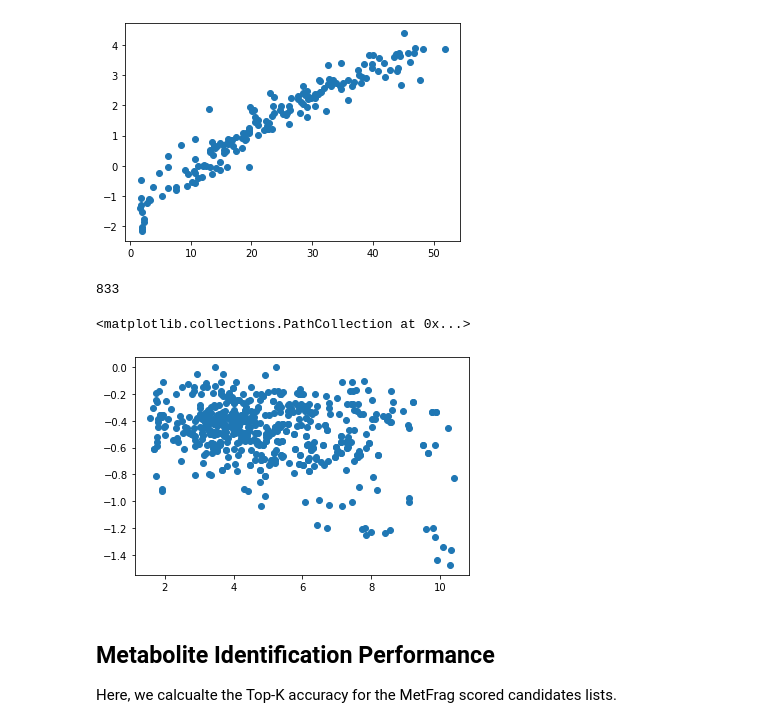
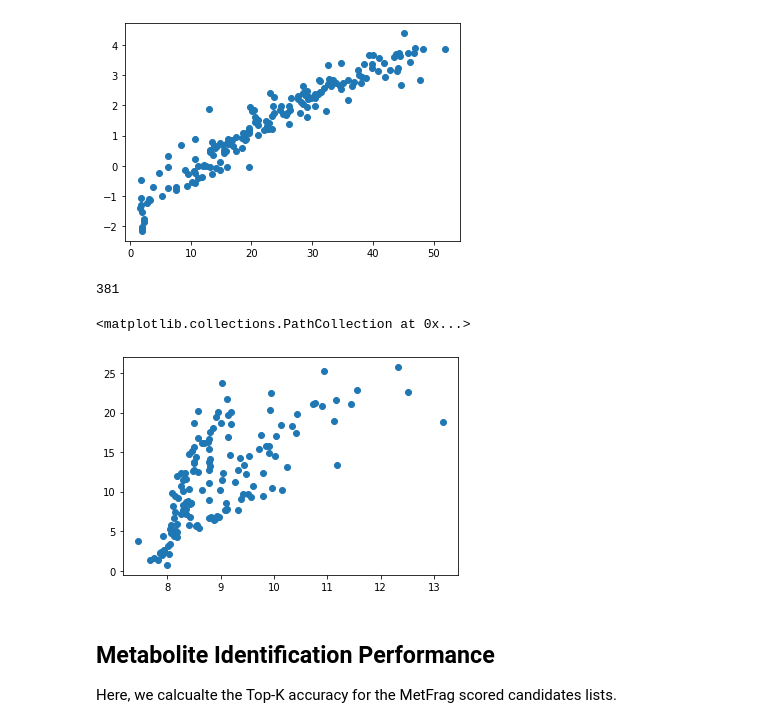
Before and after one commit to bachi55/massbank_for_ML, a Jupyter notebook: analysis/dataset_overview.ipynb, the cells around one changed output. Drawn from its saved outputs; the diff is of its cells as text; code cells hidden in the pictures.

Commit message:
add experiments with rt prediction using similarity between the datasets

```diff
--- a/analysis/dataset_overview.ipynb
+++ b/analysis/dataset_overview.ipynb
@@ -341,25 +498,31 @@ plt.scatter(df__UT_000.iloc[test].rt, y_pred__UT_000)
 <matplotlib.collections.PathCollection at 0x...>
 [figure]
 # %%
-df__UT_000 = pd.read_csv(os.path.join(IDIR, "mol_rt_info", "UT_000.csv"))
-df__PR_000 = pd.read_csv(os.path.join(IDIR, "mol_rt_info", "PR_000.csv"))
+df__A = pd.read_csv(os.path.join(IDIR, "mol_rt_info", "UT_000.csv"))  #
+df__B = pd.read_csv(os.path.join(IDIR, "mol_rt_info", "LQB_000.csv"))
 
-fprinter__UT_000 = CircularFPFeaturizer(fp_mode="count", fp_type="ECFP", only_freq_subs=True, min_subs_freq=0.01,
-                                        output_dense_matrix=True, radius=6, use_chirality=False)
+# Feature extractor trained on set A
+fprinter__A = CircularFPFeaturizer(
+    fp_mode="count", fp_type="ECFP", only_freq_subs=True, min_subs_freq=0.01, output_dense_matrix=True,
+    radius=4, use_chirality=True).fit(df__A.smiles_iso.values)
+# fprinter__A = EStateIndFeaturizer().fit()
+print(len(fprinter__A))
 
-X__UT_000 = fprinter__UT_000.fit_transform(df__UT_000.smiles_iso.values)
-print(len(fprinter__UT_000))
-y__UT_000 = Labels(rts=df__UT_000.rt.values, dss=["UT_000"] * len(df__UT_000))
+X__A = fprinter__A.transform(df__A.smiles_iso.values)
+X__B = fprinter__A.transform(df__B.smiles_iso.values)
 
-rosvm__UT__000 = KernelRankSVC(C=1, kernel="minmax").fit(X__UT_000, y__UT_000)
+y__A = Labels(rts=df__A.rt.values, dss=["A"] * len(df__A))
+y__B = Labels(rts=df__B.rt.values, dss=["B"] * len(df__B))
 
-y_pred__PR_000 = rosvm__UT__000.predict_pointwise(fprinter__UT_000.transform(df__PR_000.smiles_iso.values))
+rosvm__A = KernelRankSVC(C=4, kernel="generalized_tanimoto", pair_generation="eccb", random_state=35).fit(X__A, y__A)
 
-plt.scatter(df__PR_000.rt, y_pred__PR_000)
+y_pred__B = rosvm__A.predict_pointwise(fprinter__A.transform(df__B.smiles_iso.values))
+
+plt.scatter(df__B.rt, y_pred__B)
 # %% [output]
-833
+381
 <matplotlib.collections.PathCollection at 0x...>
-[figure, old version]
+[figure, new version]
 # %% [markdown]
 ## Metabolite Identification Performance
 
```
Also changed, not shown: parts of 15 cells of this notebook.
